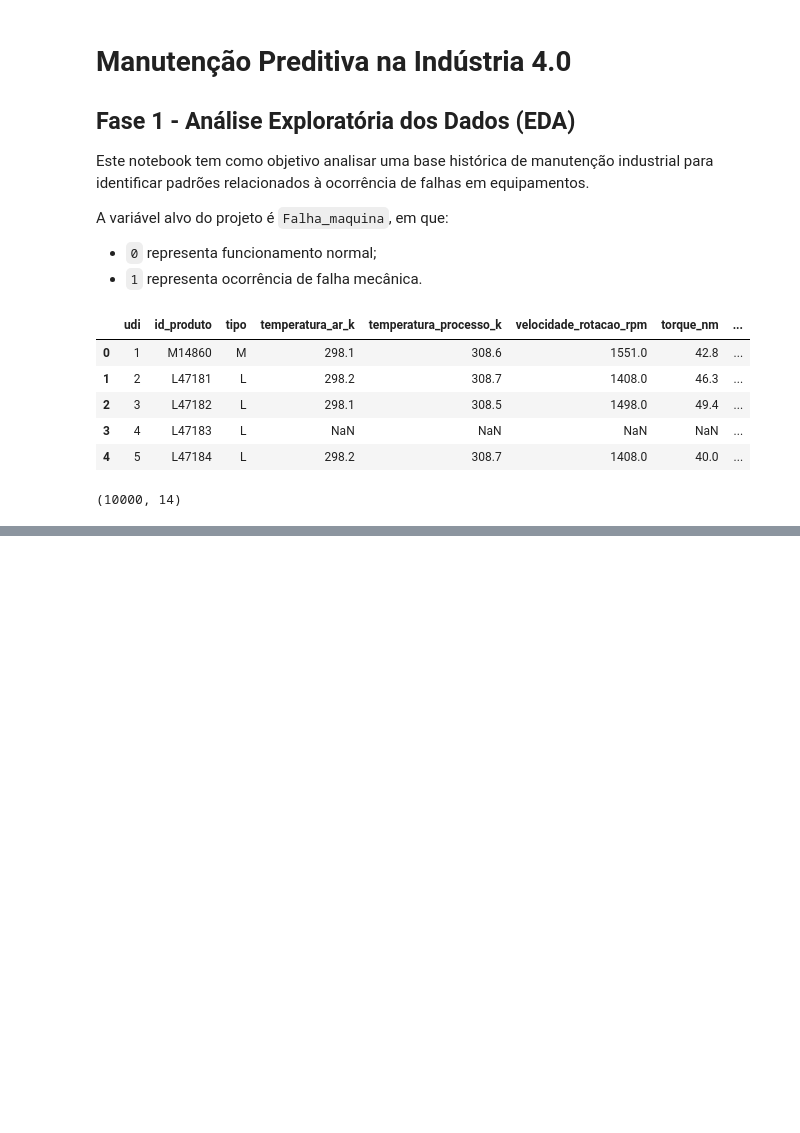
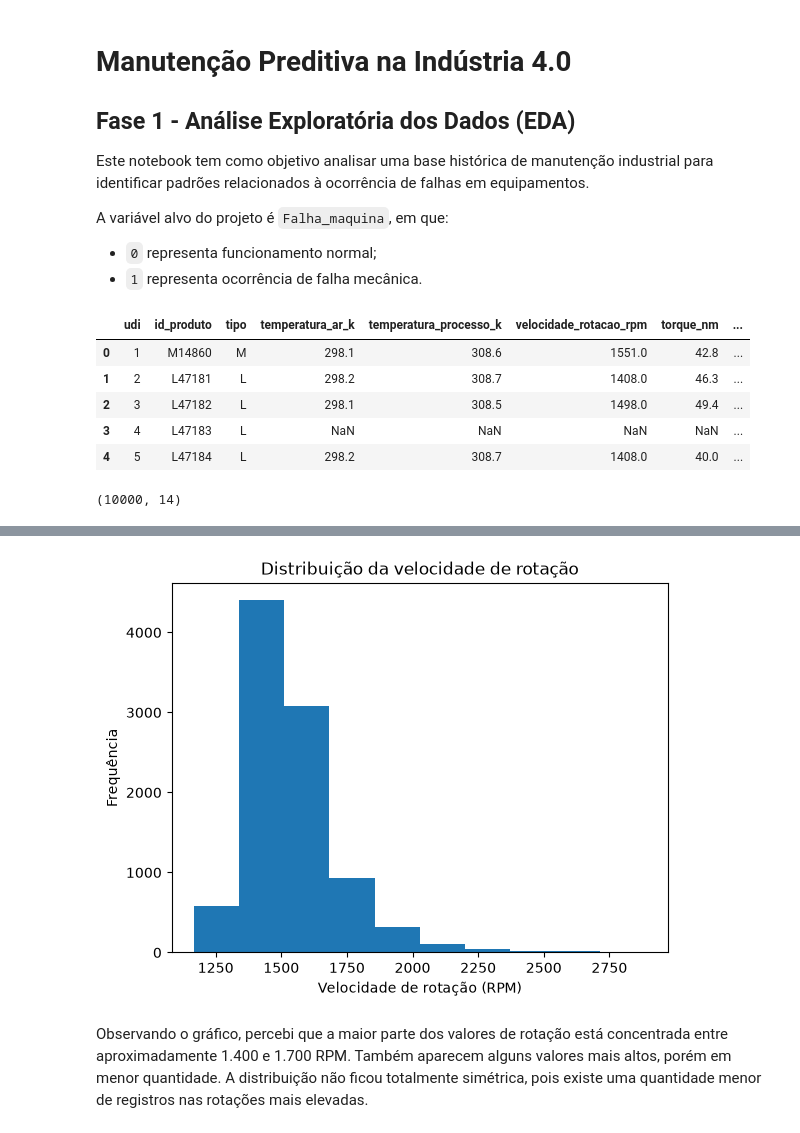
Before and after one commit to paulaserra/manutencao-preditiva-ia, a Jupyter notebook: notebooks/01_analise_exploratoria.ipynb, the cells around one changed output, grey strips where cells are left out. Drawn from its saved outputs; the diff is of its cells as text; code cells hidden in the pictures; blank space fills up the shorter version.

```diff
--- a/notebooks/01_analise_exploratoria.ipynb
+++ b/notebooks/01_analise_exploratoria.ipynb
@@ -27,0 +50,10 @@ df.shape
+# %%
+df["velocidade_rotacao_rpm"].plot(kind="hist")
+plt.title("Distribuição da velocidade de rotação")
+plt.xlabel("Velocidade de rotação (RPM)")
+plt.ylabel("Frequência")
+plt.show()
+# %% [output]
+[figure, added]
+# %% [markdown]
+Observando o gráfico, percebi que a maior parte dos valores de rotação está concentrada entre aproximadamente 1.400 e 1.700 RPM. Também aparecem alguns valores mais altos, porém em menor quantidade. A distribuição não ficou totalmente simétrica, pois existe uma quantidade menor de registros nas rotações mais elevadas.
```
Also changed, not shown: parts of 3 cells of this notebook.
